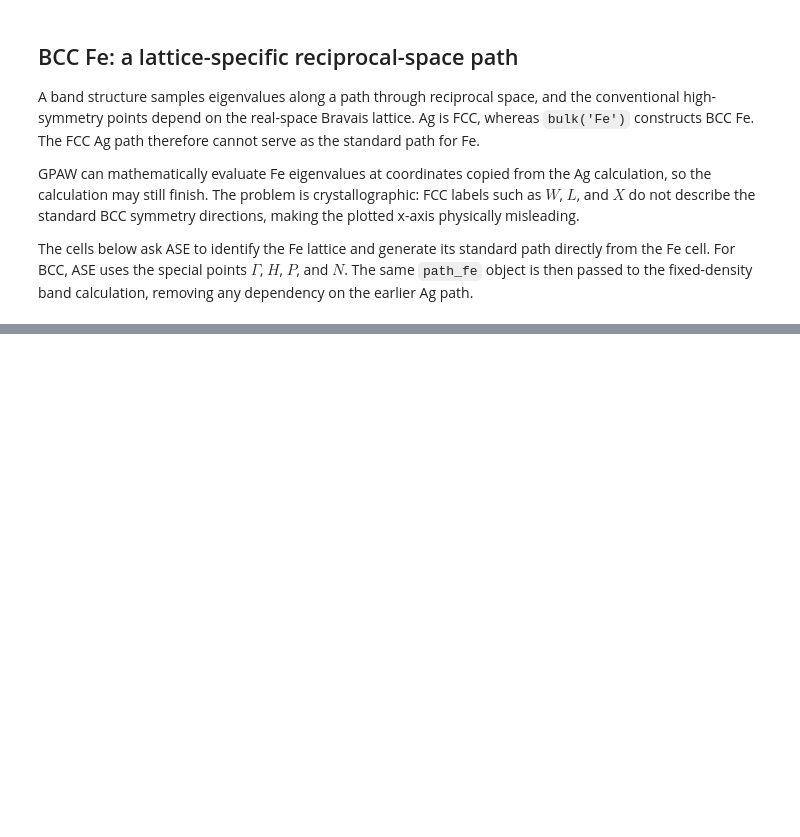
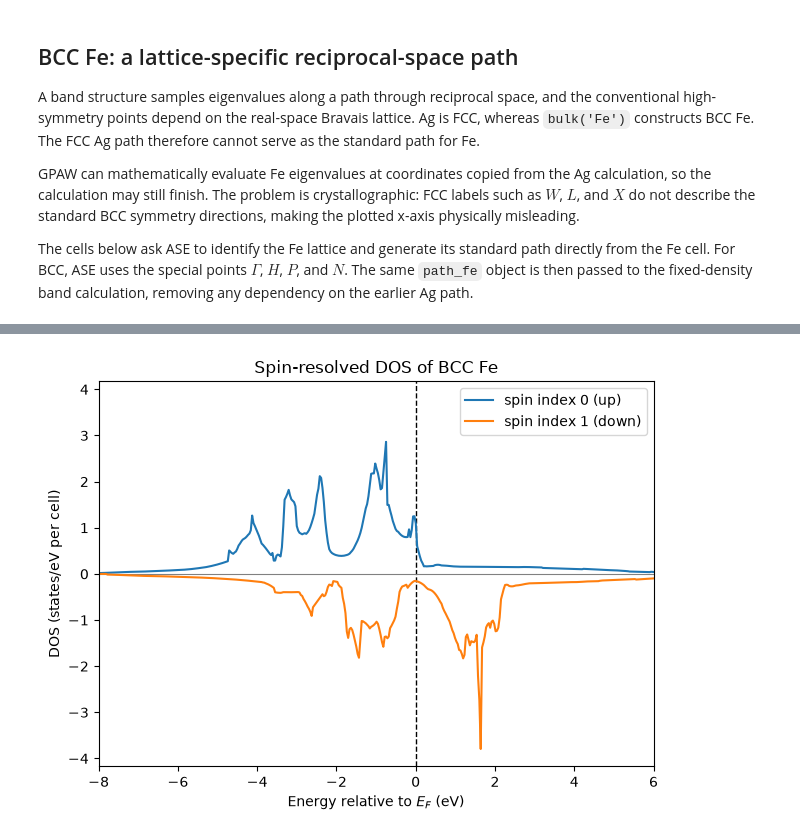
Before and after one commit to angzeli/ase_learning, a Jupyter notebook: official_tutorials_advanced/06_band_structures_of_bulk_structures.ipynb, the cells around one changed output, grey strips where cells are left out. Cells and saved outputs as stored; diff of their text form; code cells hidden in the pictures; blank space fills up the shorter version.

```diff
--- a/official_tutorials_advanced/06_band_structures_of_bulk_structures.ipynb
+++ b/official_tutorials_advanced/06_band_structures_of_bulk_structures.ipynb
@@ -281,0 +297,31 @@ BandStructure(path=BandPath(path='GHNGPHPN', cell=[3x3], special_points={GHNP},
+# %%
+calc_fe_dos = GPAW(ground_state_file_fe, txt=None)
+dos_fe = DOS(calc_fe_dos, npts=800, width=0)
+energies_fe = dos_fe.get_energies()
+dos_spin_0_fe = dos_fe.get_dos(spin=0)
+dos_spin_1_fe = dos_fe.get_dos(spin=1)
+
+if calc_fe_dos.get_number_of_spins() != 2:
+    raise RuntimeError('Expected two spin channels for ferromagnetic Fe.')
+
+dos_window_fe = (energies_fe >= -8.0) & (energies_fe <= 6.0)
+dos_limit_fe = 1.1 * max(
+    dos_spin_0_fe[dos_window_fe].max(),
+    dos_spin_1_fe[dos_window_fe].max(),
+)
+
+fig, ax = plt.subplots()
+ax.axvline(0.0, linestyle='--', color='black', linewidth=1.0)
+ax.axhline(0.0, color='0.5', linewidth=0.8)
+ax.plot(energies_fe, dos_spin_0_fe, label='spin index 0 (up)')
+ax.plot(energies_fe, -dos_spin_1_fe, label='spin index 1 (down)')
+ax.set_xlim(-8.0, 6.0)
+ax.set_ylim(-dos_limit_fe, dos_limit_fe)
+ax.set_xlabel(r'Energy relative to $E_F$ (eV)')
+ax.set_ylabel('DOS (states/eV per cell)')
+ax.set_title('Spin-resolved DOS of BCC Fe')
+ax.legend()
+fig.tight_layout()
+plt.show()
+# %% [output]
+[figure, added]
```
Also changed, not shown: parts of 9 cells of this notebook, 6 other files.
